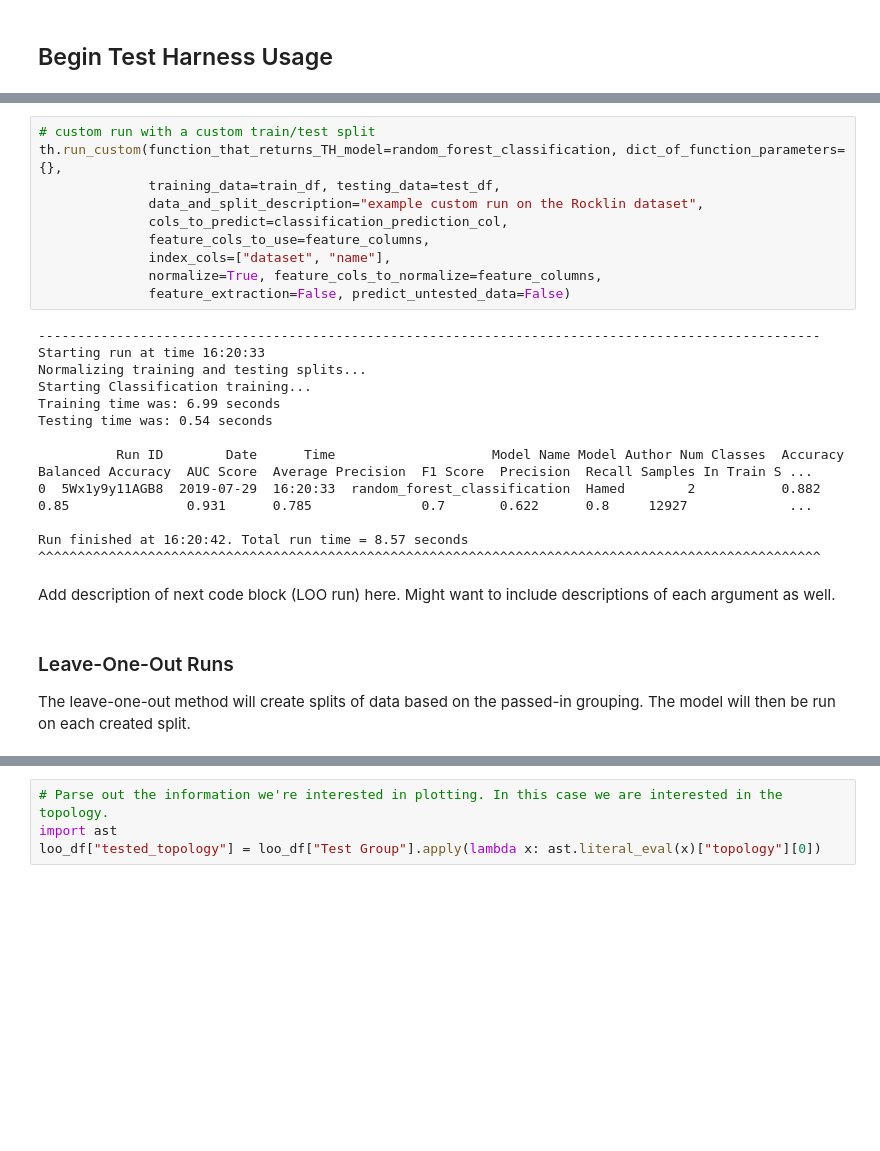
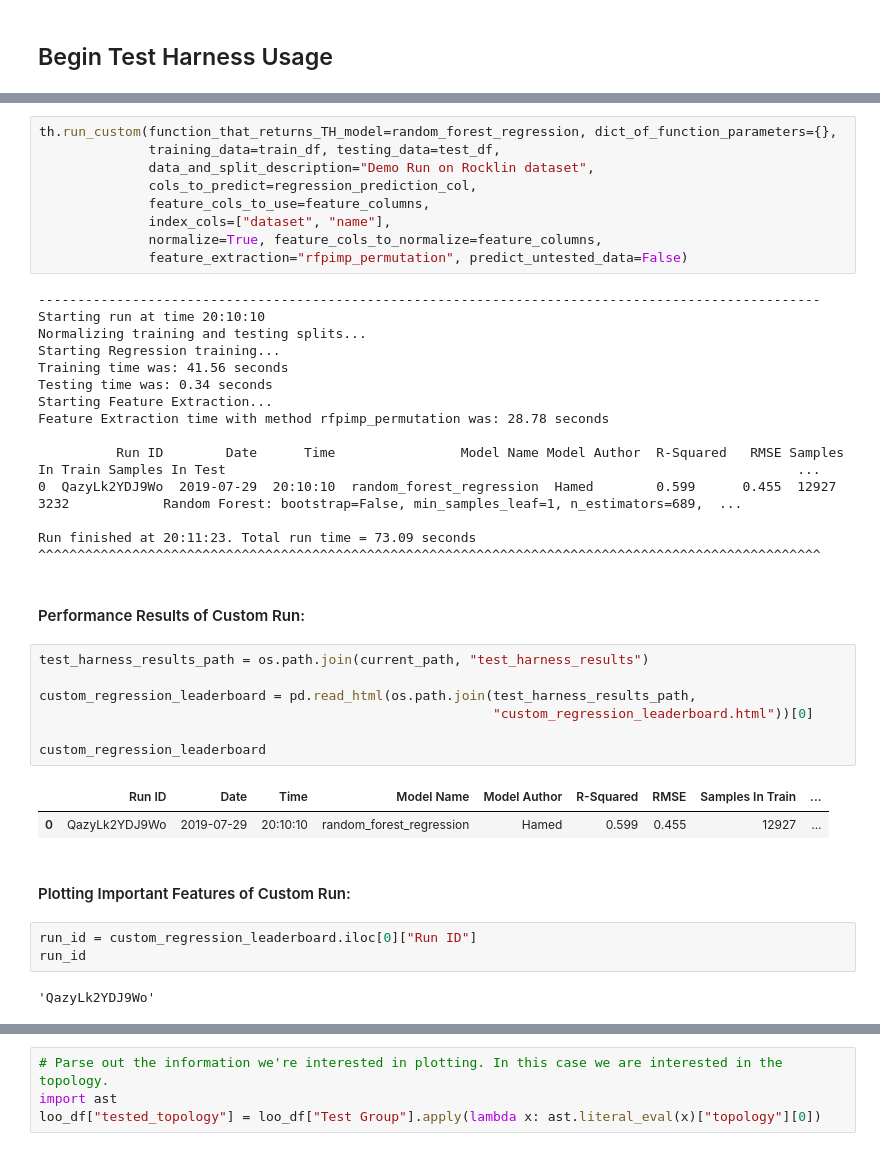
Before and after one commit to SD2E/test-harness, a Jupyter notebook: example_scripts/Data_Sharing_Demo/Data_Sharing_Test_Harness_Demo.ipynb, the cells around one changed output, grey strips where cells are left out. Cells and saved outputs as stored; diff of their text form; blank space fills up the shorter version.

```diff
--- a/example_scripts/Data_Sharing_Demo/Data_Sharing_Test_Harness_Demo.ipynb
+++ b/example_scripts/Data_Sharing_Demo/Data_Sharing_Test_Harness_Demo.ipynb
@@ -92,29 +113,43 @@ Add description of next code block (custom run) here. Might want to include desc
 # %%
-# custom run with a custom train/test split
-th.run_custom(function_that_returns_TH_model=random_forest_classification, dict_of_function_parameters={},
+th.run_custom(function_that_returns_TH_model=random_forest_regression, dict_of_function_parameters={},
               training_data=train_df, testing_data=test_df,
-              data_and_split_description="example custom run on the Rocklin dataset",
-              cols_to_predict=classification_prediction_col,
+              data_and_split_description="Demo Run on Rocklin dataset",
+              cols_to_predict=regression_prediction_col,
               feature_cols_to_use=feature_columns,
               index_cols=["dataset", "name"],
               normalize=True, feature_cols_to_normalize=feature_columns,
-              feature_extraction=False, predict_untested_data=False)
+              feature_extraction="rfpimp_permutation", predict_untested_data=False)
 # %% [output]
 ----------------------------------------------------------------------------------------------------
-Starting run at time 16:20:33
+Starting run at time 20:10:10
 Normalizing training and testing splits...
-Starting Classification training...
-Training time was: 6.99 seconds
-Testing time was: 0.54 seconds
+Starting Regression training...
+Training time was: 41.56 seconds
+Testing time was: 0.34 seconds
+Starting Feature Extraction...
+Feature Extraction time with method rfpimp_permutation was: 28.78 seconds
 
-          Run ID        Date      Time                    Model Name Model Author Num Classes  Accuracy  Balanced Accuracy  AUC Score  Average Precision  F1 Score  Precision  Recall Samples In Train S ...
-0  5Wx1y9y11AGB8  2019-07-29  16:20:33  random_forest_classification  Hamed        2           0.882     0.85               0.931      0.785              0.7       0.622      0.8     12927             ...
+          Run ID        Date      Time                Model Name Model Author  R-Squared   RMSE Samples In Train Samples In Test                                                                         ...
+0  QazyLk2YDJ9Wo  2019-07-29  20:10:10  random_forest_regression  Hamed        0.599      0.455  12927            3232            Random Forest: bootstrap=False, min_samples_leaf=1, n_estimators=689,  ...
 
-Run finished at 16:20:42. Total run time = 8.57 seconds
+Run finished at 20:11:23. Total run time = 73.09 seconds
 ^^^^^^^^^^^^^^^^^^^^^^^^^^^^^^^^^^^^^^^^^^^^^^^^^^^^^^^^^^^^^^^^^^^^^^^^^^^^^^^^^^^^^^^^^^^^^^^^^^^^
-# %% [markdown]
-Add description of next code block (LOO run) here. Might want to include descriptions of each argument as well.
-# %% [markdown]
-### Leave-One-Out Runs
-
-The leave-one-out method will create splits of data based on the passed-in grouping. The model will then be run on each created split.
+# %% [markdown]
+#### Performance Results of Custom Run:
+# %%
+test_harness_results_path = os.path.join(current_path, "test_harness_results")
+
+custom_regression_leaderboard = pd.read_html(os.path.join(test_harness_results_path,
+                                                          "custom_regression_leaderboard.html"))[0]
+
+custom_regression_leaderboard
+# %% [output]
+|  | Run ID | Date | Time | Model Name | Model Author | R-Squared | RMSE | Samples In Train | ... |
+| 0 | QazyLk2YDJ9Wo | 2019-07-29 | 20:10:10 | random_forest_regression | Hamed | 0.599 | 0.455 | 12927 | ... |
+# %% [markdown]
+#### Plotting Important Features of Custom Run:
+# %%
+run_id = custom_regression_leaderboard.iloc[0]["Run ID"]
+run_id
+# %% [output]
+'QazyLk2YDJ9Wo'
```
Also changed, not shown: parts of 38 cells of this notebook.
